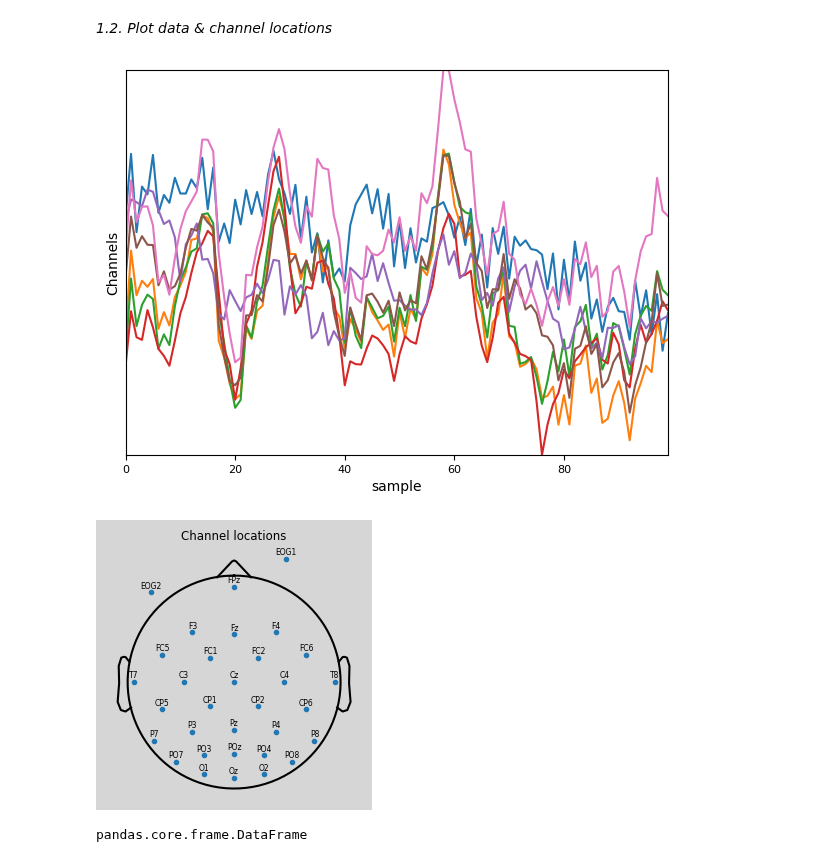
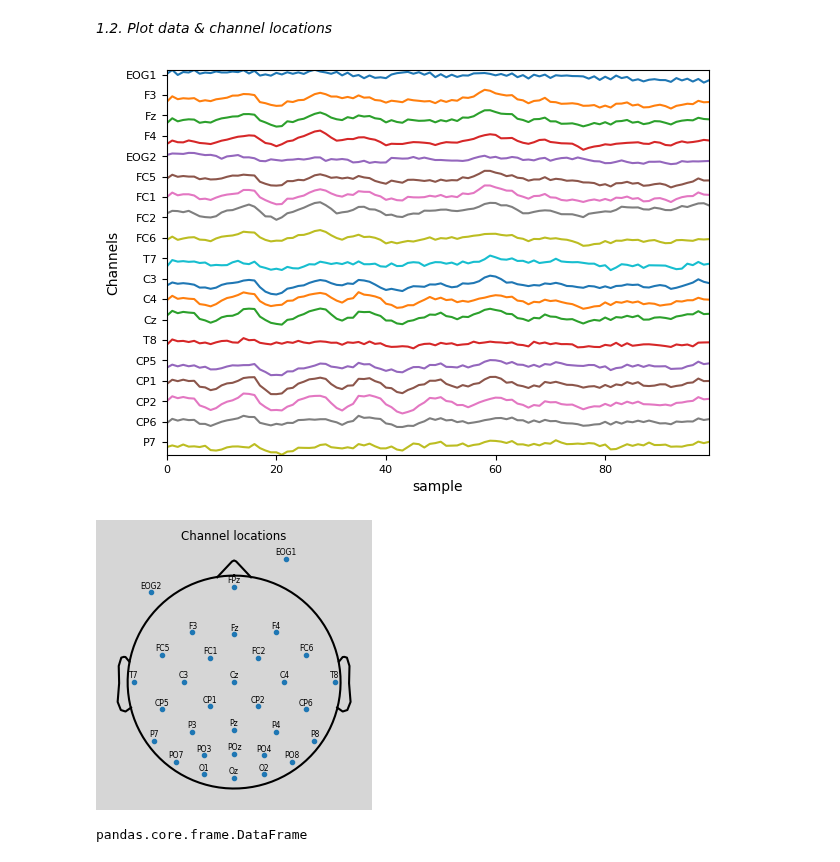
Before and after one commit to RezaSaadatyar/EEG-Lab, a Jupyter notebook: Code/App1_EEG.ipynb, the cells around one changed output. Saved outputs shown, nothing was run; the diff lists cells and outputs as text; code cells hidden in the pictures.

```diff
--- a/Code/App1_EEG.ipynb
+++ b/Code/App1_EEG.ipynb
@@ -41,10 +41,10 @@ def Prepare_data(data, channels=None):
     return data, data.columns
 
 # ================================================= Plot data ============================================================
-def plot_data(data,channels, first_point=0, last_point=100, Fs=None, normalize_data='on'):
+def plot_data(data, first_point=0, last_point=100, channels=None, Fs=None, normalize_data='on'):
     # ?--------------------------- Check type, dimensional data & set channels -------------------------------
 
-    """if 'DataFrame' not in str(type(data)):
+    if 'DataFrame' not in str(type(data)):
         data = pd.DataFrame(data)
 
         if channels is not None:
@@ -57,7 +57,7 @@ def plot_data(data,channels, first_point=0, last_point=100, Fs=None, normalize_d
                 data = data.T
         elif data.ndim > 3:
             print("Please configure the data as two-dimensional (Sample * Channels)")
-            sys.exit()"""
+            sys.exit()
 
     # *-------------------------------------------- Set figure -----------------------------------------------
     if normalize_data == 'on':
@@ -71,7 +71,7 @@ def plot_data(data,channels, first_point=0, last_point=100, Fs=None, normalize_d
         axs.plot(time, data + 80*np.arange(data.shape[1],0,-1))
         axs.set_xlabel('Time (sec)', fontsize=10)
     else:
-        axs.plot(data + 1*np.arange(data.shape[1],0,-1))
+        axs.plot(data + 80*np.arange(data.shape[1],0,-1))
         axs.set_xlabel('sample', fontsize=10)
 
     axs.set_yticks((80*np.arange(data.shape[1],0,-1)))
@@ -150,10 +152,10 @@ data, channels = Prepare_data(data, channels)
 # %%
 first_point = 0
 last_point = 3000
-plot_data(data.iloc[:,1:8],channels,first_point=0, last_point=100, Fs=None, normalize_data='off')
+plot_data(data.iloc[:,1:20],first_point=0, last_point=100, channels=None, Fs=None, normalize_data='off')
 channel_locations(Th, Rd, channels)
 # %% [output]
-[figure, old version]
+[figure, new version]
 [figure]
 # %%
 type(data)
```
Also changed, not shown: parts of 1 cell of this notebook.
